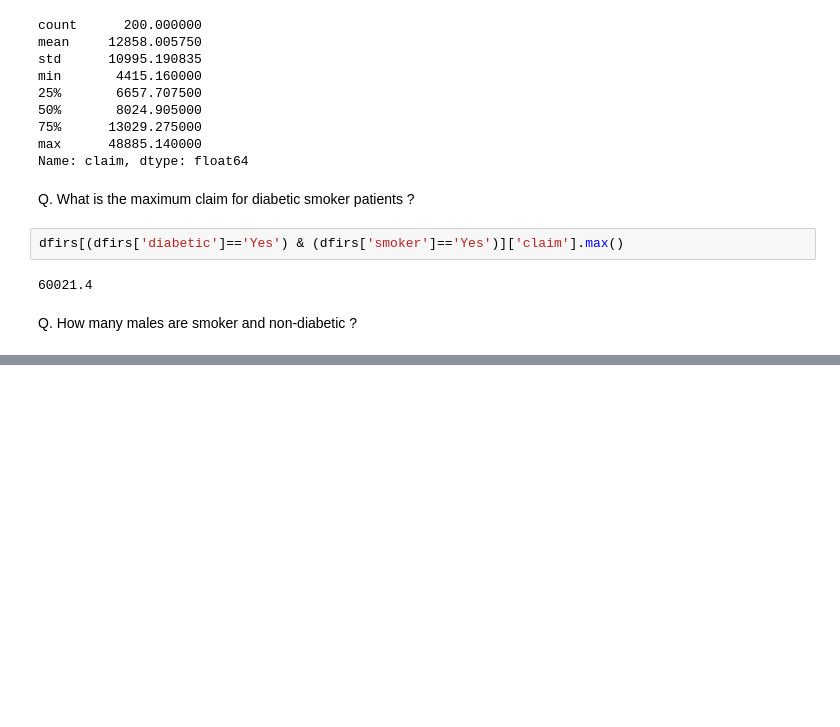
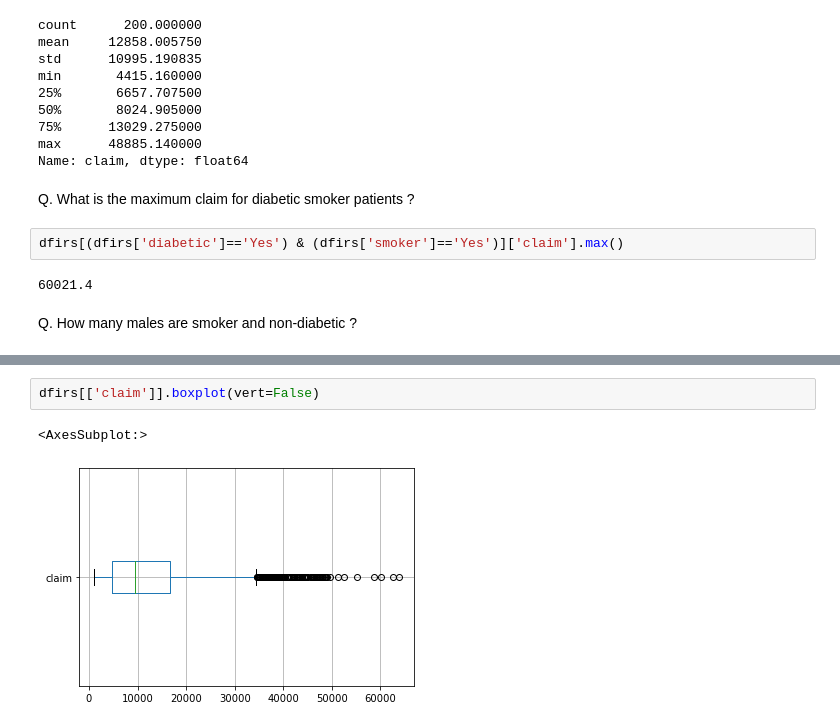
Before and after one commit to pradhanTejeshwar/Data-Science, a Jupyter notebook: Day3.ipynb, the cells around one changed output, grey strips where cells are left out. Drawn from its saved outputs; the diff is of its cells as text; blank space fills up the shorter version.

```diff
--- a/Day3.ipynb
+++ b/Day3.ipynb
@@ -106,0 +124,5 @@ dtype: int64
+# %%
+dfirs[['claim']].boxplot(vert=False)
+# %% [output]
+<AxesSubplot:>
+[figure, added]
```
Also changed, not shown: parts of 15 cells of this notebook, 35 other files.
